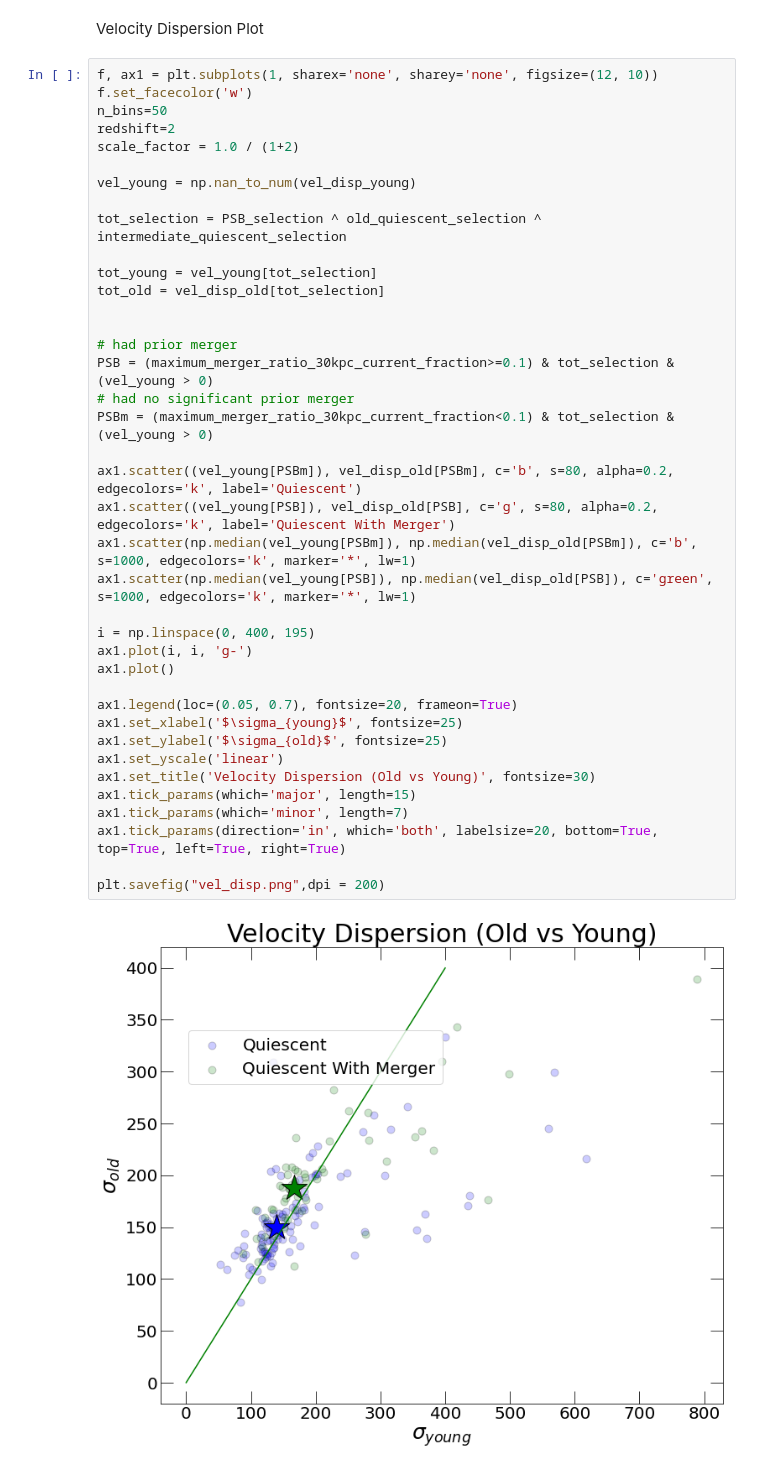
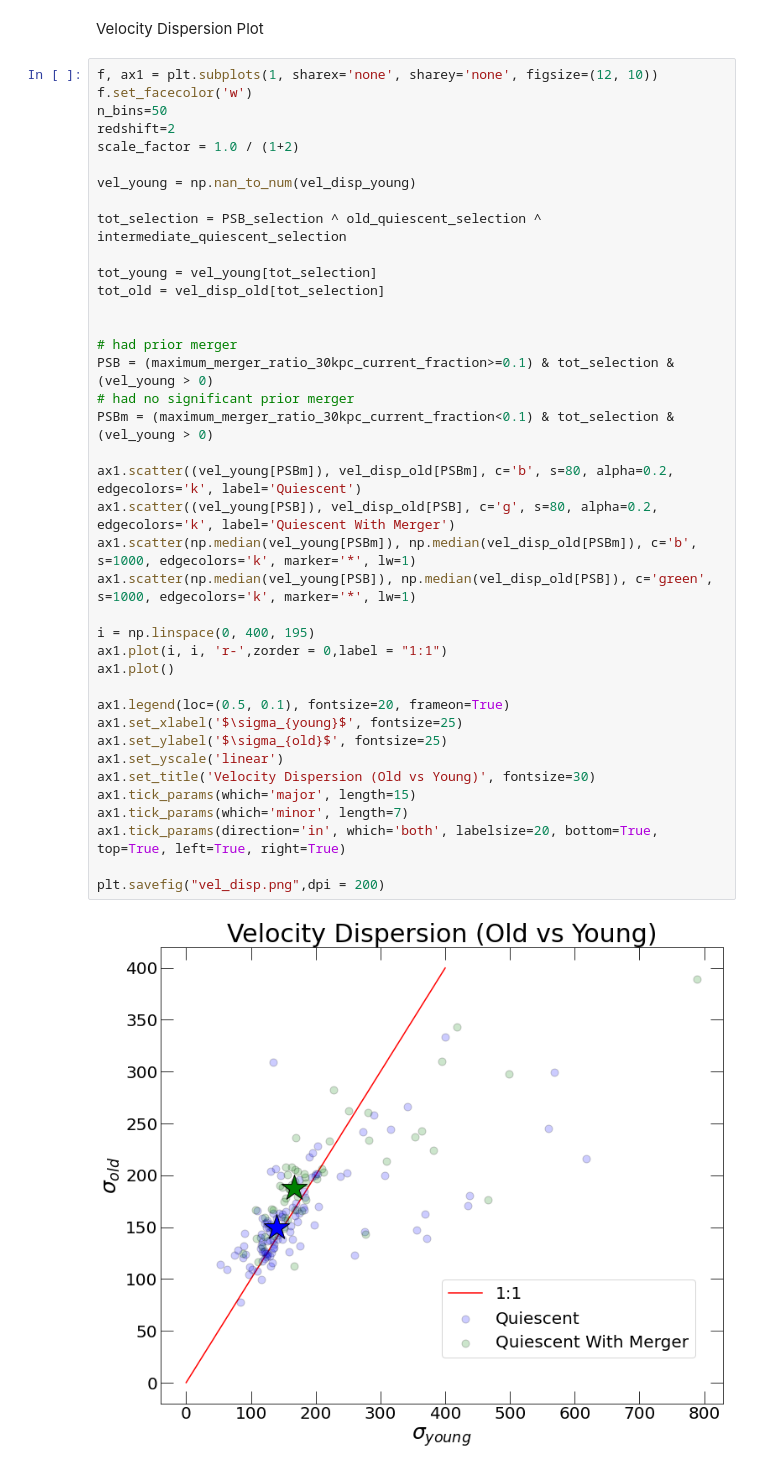
Before and after one commit to moira-andrews/Pathak_2021, a Jupyter notebook: kinematic_plots.ipynb, the cells around one changed output. Drawn from its saved outputs; the diff is of its cells as text.

```diff
--- a/kinematic_plots.ipynb
+++ b/kinematic_plots.ipynb
@@ -271,33 +271,33 @@ vel_young = np.nan_to_num(vel_disp_young)
 
 tot_selection = PSB_selection ^ old_quiescent_selection ^ intermediate_quiescent_selection
 
 tot_young = vel_young[tot_selection]
 tot_old = vel_disp_old[tot_selection]
 
 
 # had prior merger
 PSB = (maximum_merger_ratio_30kpc_current_fraction>=0.1) & tot_selection & (vel_young > 0)
 # had no significant prior merger
 PSBm = (maximum_merger_ratio_30kpc_current_fraction<0.1) & tot_selection & (vel_young > 0)
 
 ax1.scatter((vel_young[PSBm]), vel_disp_old[PSBm], c='b', s=80, alpha=0.2, edgecolors='k', label='Quiescent')
 ax1.scatter((vel_young[PSB]), vel_disp_old[PSB], c='g', s=80, alpha=0.2, edgecolors='k', label='Quiescent With Merger')
 ax1.scatter(np.median(vel_young[PSBm]), np.median(vel_disp_old[PSBm]), c='b', s=1000, edgecolors='k', marker='*', lw=1)
 ax1.scatter(np.median(vel_young[PSB]), np.median(vel_disp_old[PSB]), c='green', s=1000, edgecolors='k', marker='*', lw=1)
 
 i = np.linspace(0, 400, 195)
-ax1.plot(i, i, 'g-')
+ax1.plot(i, i, 'r-',zorder = 0,label = "1:1")
 ax1.plot()
 
-ax1.legend(loc=(0.05, 0.7), fontsize=20, frameon=True)
+ax1.legend(loc=(0.5, 0.1), fontsize=20, frameon=True)
 ax1.set_xlabel('$\sigma_{young}$', fontsize=25)
 ax1.set_ylabel('$\sigma_{old}$', fontsize=25)
 ax1.set_yscale('linear')
 ax1.set_title('Velocity Dispersion (Old vs Young)', fontsize=30)
 ax1.tick_params(which='major', length=15)
 ax1.tick_params(which='minor', length=7)
 ax1.tick_params(direction='in', which='both', labelsize=20, bottom=True, top=True, left=True, right=True)
 
 plt.savefig("vel_disp.png",dpi = 200)
 # %% [output]
-[figure, old version]
+[figure, new version]
```
Also changed, not shown: parts of 5 cells of this notebook.
